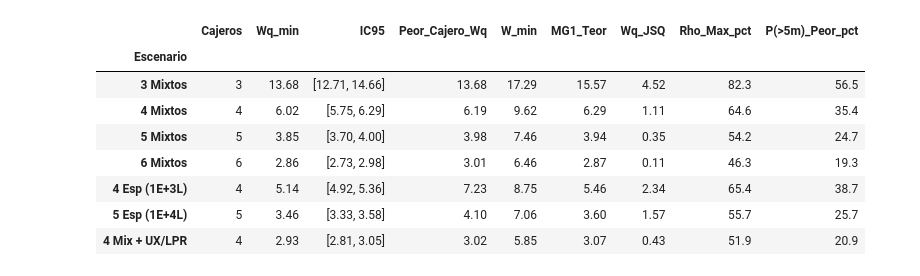
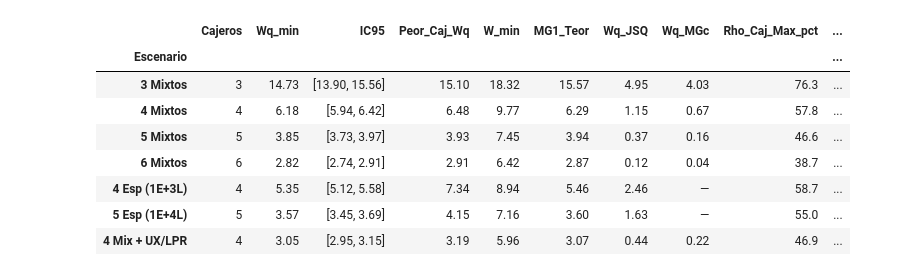
Before and after one commit to Camilo-Alberto-Palacio/Simulacion-Parqueadero-Supercentro-MM1, a Jupyter notebook: Simulacion_Parqueadero_Supercentro_Colab.ipynb, the cells around one changed output. Saved outputs shown, nothing was run; the diff lists cells and outputs as text; code cells hidden in the pictures.

```diff
--- a/Simulacion_Parqueadero_Supercentro_Colab.ipynb
+++ b/Simulacion_Parqueadero_Supercentro_Colab.ipynb
@@ -68,7 +70,10 @@ SCENARIOS = {
 }
 
 E_IA_CAJERO = sum(USER_TYPE_PROBS[u] * ARRIVAL_MEANS[u] for u in USER_TYPES)
-LAM_EXIT = BASE_CASHIERS / E_IA_CAJERO
+LAM_EXIT = BASE_CASHIERS * (1.0 / E_IA_CAJERO)
+
+def replica_stream_seed(base_seed: int, replica: int, stream_id: int = 0) -> int:
+    return int(np.random.SeedSequence([int(base_seed), int(stream_id), int(replica)]).generate_state(1)[0])
 
 def expected_service_moments(role: str, ux_factor: float = 1.0):
     allowed = ROLE_ALLOWED[role]
@@ -110,6 +115,6 @@ def classify_rho(rho: float) -> str:
 
 es_m, es2_m = expected_service_moments("Mixto")
 print(f"E[IA_cajero] = {E_IA_CAJERO:.3f} min | λ_salida = {LAM_EXIT:.4f} veh/min (~{LAM_EXIT*SIM_MINUTES:.1f} veh/1000m)")
-print(f"E[S] = {es_m:.3f} min | E[S²] = {es2_m:.2f} min² | ρ_base(3 cajeros) = {(LAM_EXIT/3)*es_m*100:.2f}%")
+print(f"E[S] = {es_m:.3f} min | E[S²] = {es2_m:.2f} min² | C_s² = {(es2_m-es_m**2)/es_m**2:.4f} | ρ_base = {(LAM_EXIT/3)*es_m*100:.2f}%")
 # %% [output]
 E[IA_cajero] = 4.650 min | λ_salida = 0.6452 veh/min (~645.2 veh/1000m)
@@ -321,11 +357,14 @@ En N* = 120: Wq = 13.68 min (ER = 7.10%) | W = 5.72% ER
 # %%
-shared_arr = {r: generate_exit_arrivals(42 + r) for r in range(1, N_OFFICIAL + 1)}
+shared_arr = {r: generate_exit_arrivals(replica_stream_seed(42, r, 0)) for r in range(1, N_OFFICIAL + 1)}
+shared_rseed = {r: replica_stream_seed(42, r, 1) for r in range(1, N_OFFICIAL + 1)}
 
-def run_all_scenarios(routing_mode: str = "random_mm1"):
-    rep_rows, caj_rows, seq_map = [], [], {k: [] for k in SCENARIOS}
-    for s_idx, (skey, (short_n, ux_f, cfg)) in enumerate(SCENARIOS.items()):
+def run_all_scenarios(routing_mode: str = "random_mm1", keys=None):
+    sel = list(SCENARIOS.keys()) if keys is None else list(keys)
+    rep_rows, caj_rows, seq_map = [], [], {k: [] for k in sel}
+    for skey in sel:
+        short_n, ux_f, cfg = SCENARIOS[skey]
         for r in range(1, N_OFFICIAL + 1):
-            res = simulate_replica(cfg, ux_f, shared_arr[r], 4200 + s_idx * 1000 + r, routing_mode)
+            res = simulate_replica(cfg, ux_f, shared_arr[r], shared_rseed[r], routing_mode)
             seq_map[skey].append(res["seq_waits"])
             rep_rows.append({
                 "escenario": skey, "nombre": short_n, "replica": r,
@@ -339,28 +378,30 @@ def run_all_scenarios(routing_mode: str = "random_mm1"):
     return pd.DataFrame(rep_rows), pd.DataFrame(caj_rows), seq_map
 
 df_rep, df_caj, seq_mm1 = run_all_scenarios("random_mm1")
-df_rep_jsq, _, _ = run_all_scenarios("shortest_queue")
+df_rep_jsq, df_caj_jsq, _ = run_all_scenarios("shortest_queue")
+MGC_KEYS = ["E1_3_Mixtos", "E2_4_Mixtos", "E3_5_Mixtos", "E4_6_Mixtos", "E7_4_Mix_UX"]
+df_rep_mgc, _, _ = run_all_scenarios("single_queue_mgc", keys=MGC_KEYS)
 
-# Punto A: Cajero con menor y mayor tiempo promedio de atención en E1 (3 Mixtos)
-base_caj = df_caj[df_caj["escenario"] == "E1_3_Mixtos"].groupby("cajero", sort=False).agg(
-    Veh_Prom=("usuarios", "mean"),
-    S_Prom=("mean_s", "mean"),
-    Wq_Prom=("mean_wq", "mean"),
-    W_Prom=("mean_w", "mean"),
-    W_DE=("mean_w", "std"),
-    W_Min=("mean_w", "min"),
-    W_Max=("mean_w", "max"),
+# Punto A: Cajero con menor y mayor tiempo promedio en E1 + prueba de simetría pareada
+base_caj_df = df_caj[df_caj["escenario"] == "E1_3_Mixtos"]
+base_caj = base_caj_df.groupby("cajero", sort=False).agg(
+    Veh_Prom=("usuarios", "mean"), S_Prom=("mean_s", "mean"),
+    Wq_Prom=("mean_wq", "mean"), W_Prom=("mean_w", "mean"),
+    W_DE=("mean_w", "std"), W_Min=("mean_w", "min"), W_Max=("mean_w", "max"),
     Rho_pct=("rho", lambda s: s.mean() * 100),
 ).round(3)
 print("=== PUNTO A: DESEMPEÑO POR CAJERO EN E1 (3 MIXTOS, N* =", N_OFFICIAL, ") ===")
 display(base_caj)
+c_unw = float(base_caj_df.groupby("cajero")["mean_wq"].mean().mean())
+c_wgt = float(df_rep[df_rep["escenario"] == "E1_3_Mixtos"]["Wq"].mean())
+print(f"Promedio no ponderado de 3 cajeros = {c_unw:.3f} m vs. promedio del sistema ponderado por clientes = {c_wgt:.3f} m")
 
-# Punto B: Promedio de usuarios de cada tipo en la totalidad de cajeros
+# Punto B: Usuarios por tipo en totalidad de cajeros
 base_rep = df_rep[df_rep["escenario"] == "E1_3_Mixtos"]
 tot_u = float(base_rep["total"].mean())
 pts_b = []
 for u in USER_TYPES:
-    m_u, sd_u, l_u, u_u = ci95_student_t(base_rep[u])
+    m_u, sd_u, _, _ = ci95_student_t(base_rep[u])
     pts_b.append({
         "Tipo": u, "Total_N_Rep": int(base_rep[u].sum()),
         "Prom_3_Cajeros": round(m_u, 2), "DE": round(sd_u, 2),
@@ -371,25 +412,45 @@ for u in USER_TYPES:
 print(f"\n=== PUNTO B: PROMEDIO DE USUARIOS POR TIPO (Total salida = {tot_u:.2f} veh/jornada) ===")
 display(pd.DataFrame(pts_b).set_index("Tipo"))
 
-# Punto C: Comparativa multi-escenario M/M/1 vs JSQ
+# Punto C: Comparativa multi-escenario Paralelo vs JSQ vs Cola Única M/G/c
 comp_rows = []
 for skey, (short_n, ux_f, cfg) in SCENARIOS.items():
     sub = df_rep[df_rep["escenario"] == skey]
     sub_j = df_rep_jsq[df_rep_jsq["escenario"] == skey]
+    sub_m = df_rep_mgc[df_rep_mgc["escenario"] == skey]
     c_sub = df_caj[df_caj["escenario"] == skey]
     wqm, _, wql, wqu = ci95_student_t(sub["Wq"])
     wm, _, _, _ = ci95_student_t(sub["W"])
     peor_wq = float(c_sub.groupby("cajero")["mean_wq"].mean().max())
     peor_p5 = float(c_sub.groupby("cajero")["prob_gt5"].mean().max())
+    p5_glob = float(sub["prob_gt5"].mean())
     rho_max_m = float(sub["rho_max"].mean())
-    mm1_wq, mg1_wq, _ = theoretical_scenario(cfg, ux_f)
+    _, mg1_wq, _ = theoretical_scenario(cfg, ux_f)
     comp_rows.append({
         "Escenario": short_n, "Cajeros": len(cfg),
         "Wq_min": round(wqm, 2), "IC95": f"[{wql:.2f}, {wqu:.2f}]",
-        "Peor_Cajero_Wq": round(peor_wq, 2), "W_min": round(wm, 2),
+        "Peor_Caj_Wq": round(peor_wq, 2), "W_min": round(wm, 2),
         "MG1_Teor": round(mg1_wq, 2), "Wq_JSQ": round(float(sub_j["Wq"].mean()), 2),
-        "Rho_Max_pct": round(rho_max_m * 100, 1), "P(>5m)_Peor_pct": round(peor_p5, 1),
+        "Wq_MGc": round(float(sub_m["Wq"].mean()), 2) if len(sub_m) else "—",
+        "Rho_Caj_Max_pct": round(float(c_sub.groupby("cajero")["rho"].mean().max()) * 100, 1),
+        "P(>5m)_Glob": round(p5_glob, 1), "P(>5m)_Peor": round(peor_p5, 1),
     })
 print("\n=== PUNTO C: ESTRATEGIAS DE MEJORA (N* =", N_OFFICIAL, "RÉPLICAS) ===")
 display(pd.DataFrame(comp_rows).set_index("Escenario"))
+
+# IC Pareados CRN
+pairs = [
+    ("E7_4_Mix_UX - E2_4_Mixtos", "E7_4_Mix_UX", "E2_4_Mixtos"),
+    ("E7_4_Mix_UX - E3_5_Mixtos", "E7_4_Mix_UX", "E3_5_Mixtos"),
+    ("E7_4_Mix_UX - E4_6_Mixtos", "E7_4_Mix_UX", "E4_6_Mixtos"),
+]
+pair_rows = []
+for lbl, ka, kb in pairs:
+    va = df_rep[df_rep["escenario"] == ka].sort_values("replica")["Wq"].to_numpy()
+    vb = df_rep[df_rep["escenario"] == kb].sort_values("replica")["Wq"].to_numpy()
+    dm, dsd, dl, du = ci95_student_t(va - vb)
+    tst = dm / (dsd / math.sqrt(len(va)))
+    pair_rows.append({"Contraste": lbl, "Delta_Wq": round(dm, 3), "IC95": f"[{dl:.3f}, {du:.3f}]", "p_valor": round(t_pvalue(tst, len(va)-1), 4)})
+print("\n=== IC 95% PAREADOS BAJO CRN ===")
+display(pd.DataFrame(pair_rows).set_index("Contraste"))
 # %% [output]
@@ -410,9 +473,9 @@ display(pd.DataFrame(comp_rows).set_index("Escenario"))
-|  | Cajeros | Wq_min | IC95 | Peor_Cajero_Wq | W_min | MG1_Teor | Wq_JSQ | Rho_Max_pct | P(>5m)_Peor_pct |
-| Escenario |  |  |  |  |  |  |  |  |  |
-| 3 Mixtos | 3 | 13.68 | [12.71, 14.66] | 13.68 | 17.29 | 15.57 | 4.52 | 82.3 | 56.5 |
-| 4 Mixtos | 4 | 6.02 | [5.75, 6.29] | 6.19 | 9.62 | 6.29 | 1.11 | 64.6 | 35.4 |
-| 5 Mixtos | 5 | 3.85 | [3.70, 4.00] | 3.98 | 7.46 | 3.94 | 0.35 | 54.2 | 24.7 |
-| 6 Mixtos | 6 | 2.86 | [2.73, 2.98] | 3.01 | 6.46 | 2.87 | 0.11 | 46.3 | 19.3 |
-| 4 Esp (1E+3L) | 4 | 5.14 | [4.92, 5.36] | 7.23 | 8.75 | 5.46 | 2.34 | 65.4 | 38.7 |
-| 5 Esp (1E+4L) | 5 | 3.46 | [3.33, 3.58] | 4.10 | 7.06 | 3.60 | 1.57 | 55.7 | 25.7 |
-| 4 Mix + UX/LPR | 4 | 2.93 | [2.81, 3.05] | 3.02 | 5.85 | 3.07 | 0.43 | 51.9 | 20.9 |
+|  | Cajeros | Wq_min | IC95 | Peor_Caj_Wq | W_min | MG1_Teor | Wq_JSQ | Wq_MGc | Rho_Caj_Max_pct | ... |
+| Escenario |  |  |  |  |  |  |  |  |  | ... |
+| 3 Mixtos | 3 | 14.73 | [13.90, 15.56] | 15.10 | 18.32 | 15.57 | 4.95 | 4.03 | 76.3 | ... |
+| 4 Mixtos | 4 | 6.18 | [5.94, 6.42] | 6.48 | 9.77 | 6.29 | 1.15 | 0.67 | 57.8 | ... |
+| 5 Mixtos | 5 | 3.85 | [3.73, 3.97] | 3.93 | 7.45 | 3.94 | 0.37 | 0.16 | 46.6 | ... |
+| 6 Mixtos | 6 | 2.82 | [2.74, 2.91] | 2.91 | 6.42 | 2.87 | 0.12 | 0.04 | 38.7 | ... |
+| 4 Esp (1E+3L) | 4 | 5.35 | [5.12, 5.58] | 7.34 | 8.94 | 5.46 | 2.46 | — | 58.7 | ... |
+| 5 Esp (1E+4L) | 5 | 3.57 | [3.45, 3.69] | 4.15 | 7.16 | 3.60 | 1.63 | — | 55.0 | ... |
+| 4 Mix + UX/LPR | 4 | 3.05 | [2.95, 3.15] | 3.19 | 5.96 | 3.07 | 0.44 | 0.22 | 46.9 | ... |
```
Also changed, not shown: parts of 15 cells of this notebook, 33 other files.
